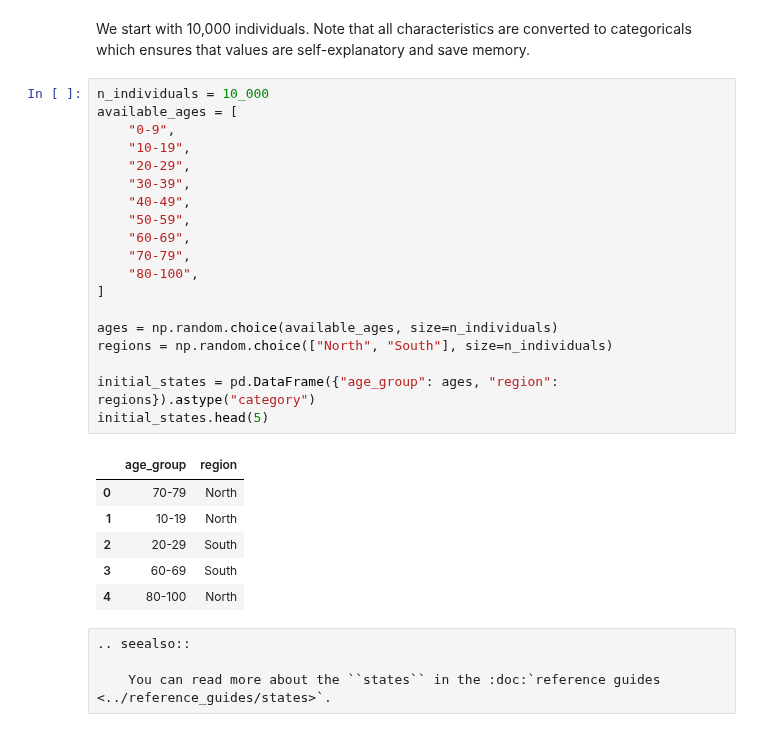
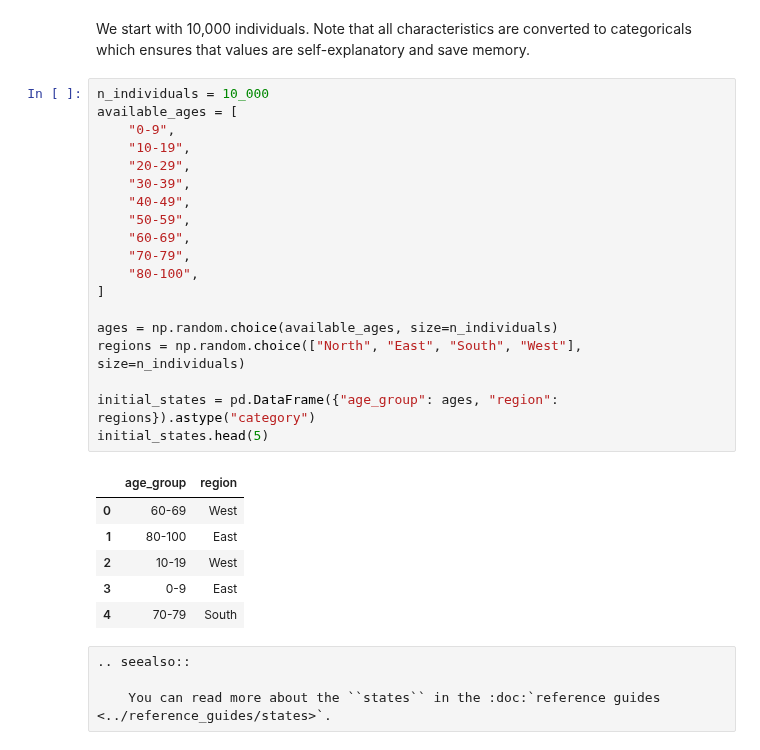
Before and after one commit to covid-19-impact-lab/sid, a Jupyter notebook: docs/source/tutorials/how_to_simulate.ipynb, the cells around one changed output. Cells and saved outputs as stored; diff of their text form.

```diff
--- a/docs/source/tutorials/how_to_simulate.ipynb
+++ b/docs/source/tutorials/how_to_simulate.ipynb
@@ -44,29 +44,29 @@ We start with 10,000 individuals. Note that all characteristics are converted to
 # %%
 n_individuals = 10_000
 available_ages = [
     "0-9",
     "10-19",
     "20-29",
     "30-39",
     "40-49",
     "50-59",
     "60-69",
     "70-79",
     "80-100",
 ]
 
 ages = np.random.choice(available_ages, size=n_individuals)
-regions = np.random.choice(["North", "South"], size=n_individuals)
+regions = np.random.choice(["North", "East", "South", "West"], size=n_individuals)
 
 initial_states = pd.DataFrame({"age_group": ages, "region": regions}).astype("category")
 initial_states.head(5)
 # %% [output]
 |  | age_group | region |
-| 0 | 70-79 | North |
-| 1 | 10-19 | North |
-| 2 | 20-29 | South |
-| 3 | 60-69 | South |
-| 4 | 80-100 | North |
+| 0 | 60-69 | West |
+| 1 | 80-100 | East |
+| 2 | 10-19 | West |
+| 3 | 0-9 | East |
+| 4 | 70-79 | South |
 # %% [raw]
 .. seealso::
 
```
Also changed, not shown: parts of 4 cells of this notebook, 3 other files.
